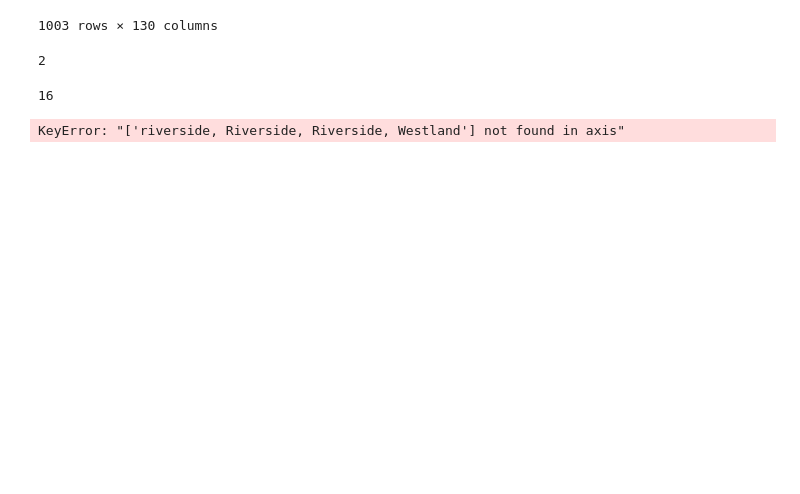
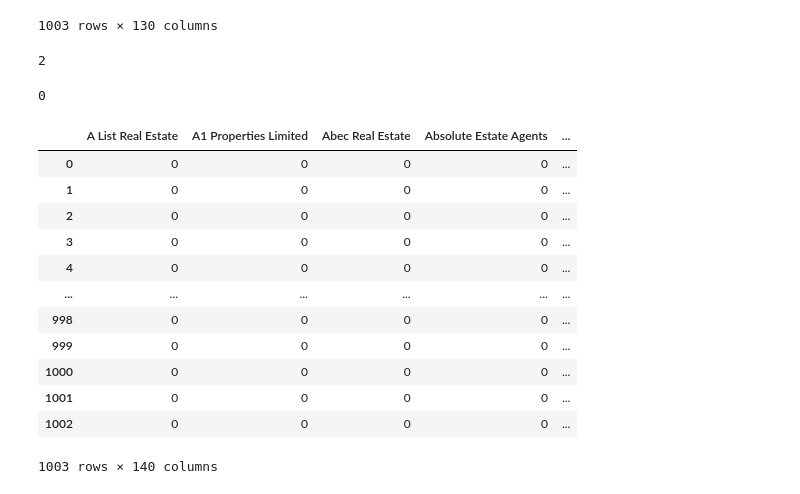
Before and after one commit to shadrack71/kenya_housing_real_estate_project_with_machine_learning, a Jupyter notebook: kenya_housing_real_estate_project.ipynb, the cells around one changed output. Saved outputs shown, nothing was run; the diff lists cells and outputs as text; code cells hidden in the pictures; blank space fills up the shorter version.

```diff
--- a/kenya_housing_real_estate_project.ipynb
+++ b/kenya_housing_real_estate_project.ipynb
@@ -339,16 +339,26 @@ len(df6[(df6['Agency'] == 'Zone East Africa')])
 # %% [output]
 2
 # %%
-len(df6[(df6['Neighborhood'] == 'Brookside, Westlands')])
+len(df6[(df6['Neighborhood'] == 'Westland')])
 # %% [output]
-16
+0
 # %%
 dummies_Agency = pd.get_dummies(df6.Agency, dtype = 'i')
 dummies_Agency.drop('Visions Place',axis='columns')
-dummies_location.drop('riverside, Riverside, Riverside, Westland',axis='columns')
-
 dummies_Agency
 # %% [output]
+|  | A List Real Estate | A1 Properties Limited | Abec Real Estate | Absolute Estate Agents | ... |
+| 0 | 0 | 0 | 0 | 0 | ... |
+| 1 | 0 | 0 | 0 | 0 | ... |
+| 2 | 0 | 0 | 0 | 0 | ... |
+| 3 | 0 | 0 | 0 | 0 | ... |
+| 4 | 0 | 0 | 0 | 0 | ... |
+| ... | ... | ... | ... | ... | ... |
+| 998 | 0 | 0 | 0 | 0 | ... |
+| 999 | 0 | 0 | 0 | 0 | ... |
+| 1000 | 0 | 0 | 0 | 0 | ... |
+| 1001 | 0 | 0 | 0 | 0 | ... |
+| 1002 | 0 | 0 | 0 | 0 | ... |
-KeyError: "['riverside, Riverside, Riverside, Westland'] not found in axis"
+1003 rows × 140 columns
 # %%
 location_stats = df6['Neighborhood'].value_counts(ascending=False)
```
Also changed, not shown: parts of 8 cells of this notebook.
